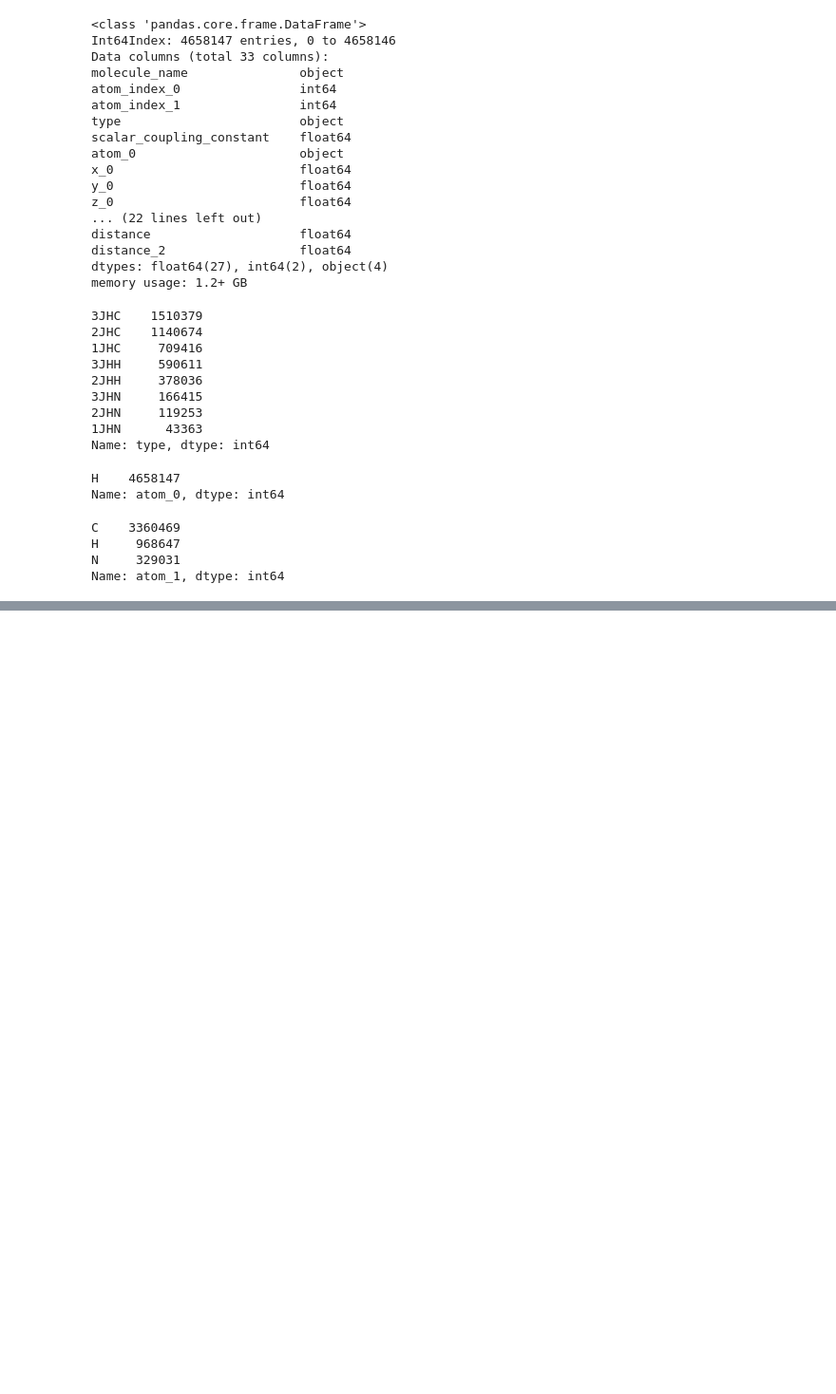
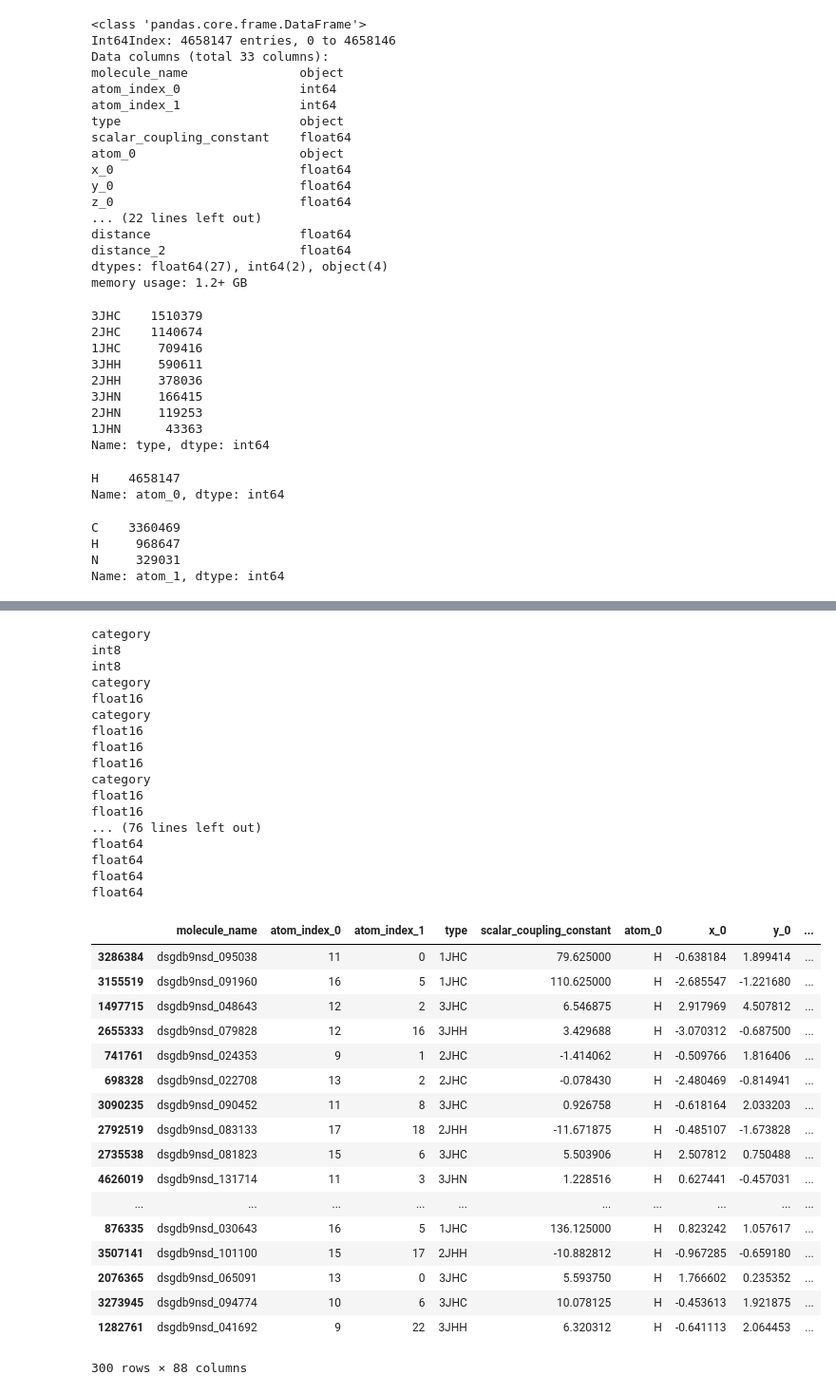
Before and after one commit to kailingding/data-science-competitions, a Jupyter notebook: CHAMPS_kaggle.ipynb, the cells around one changed output, grey strips where cells are left out. Shown at 95% size. Saved outputs shown, nothing was run; the diff lists cells and outputs as text; code cells hidden in the pictures; blank space fills up the shorter version.

Commit message:
reduce memory usage

```diff
--- a/CHAMPS_kaggle.ipynb
+++ b/CHAMPS_kaggle.ipynb
@@ -223,0 +289,3 @@ Name: atom_1, dtype: int64
+# %%
+train['type_0'] = train['type'].apply(lambda x: x[0])
+test['type_0'] = test['type'].apply(lambda x: x[0])
@@ -223,0 +349,3 @@ Name: atom_1, dtype: int64
+# %%
+train = create_features(train)
+test = create_features(test)
@@ -223,0 +357,73 @@ Name: atom_1, dtype: int64
+# %%
+train_sample = train.sample(n=300, random_state=42).copy()
+# %%
+def reduce_mem_usage(df, verbose=True):
+    numerics = ['int16', 'int32', 'int64', 'float16', 'float32', 'float64']
+    start_mem = df.memory_usage().sum() / 1024**2
+    for col in df.columns:
+        col_type = df[col].dtypes
+        print(col_type)
+        '''
+        if col_type in numerics:
+            c_min = df[col].min()
+            c_max = df[col].max()
+            if str(col_type)[:3] == 'int':
+                if c_min > np.iinfo(np.int8).min and c_max < np.iinfo(np.int8).max:
+                    df[col] = df[col].astype(np.int8)
+                elif c_min > np.iinfo(np.int16).min and c_max < np.iinfo(np.int16).max:
+                    df[col] = df[col].astype(np.int16)
+                elif c_min > np.iinfo(np.int32).min and c_max < np.iinfo(np.int32).max:
+                    df[col] = df[col].astype(np.int32)
+                elif c_min > np.iinfo(np.int64).min and c_max < np.iinfo(np.int64).max:
+                    df[col] = df[col].astype(np.int64)
+            else:
+                if c_min > np.finfo(np.float16).min and c_max < np.finfo(np.float16).max:
+                    df[col] = df[col].astype(np.float16)
+                elif c_min > np.finfo(np.float32).min and c_max < np.finfo(np.float32).max:
+                    df[col] = df[col].astype(np.float32)
+                else:
+                    df[col] = df[col].astype(np.float64)
+
+    end_mem = df.memory_usage().sum() / 1024**2
+    print('Memory usage after optimization is: {:.2f} MB'.format(end_mem))
+    print('Decreased by {:.1f}%'.format(100 * (start_mem - end_mem) / start_mem))
+    '''
+    return df
+# %%
+reduce_mem_usage(train_sample)
+# %% [output]
+category
+int8
+int8
+category
+float16
+category
+float16
+float16
+float16
+category
+float16
+float16
+... (76 lines left out)
+float64
+float64
+float64
+float64
+|  | molecule_name | atom_index_0 | atom_index_1 | type | scalar_coupling_constant | atom_0 | x_0 | y_0 | ... |
+| 3286384 | dsgdb9nsd_095038 | 11 | 0 | 1JHC | 79.625000 | H | -0.638184 | 1.899414 | ... |
+| 3155519 | dsgdb9nsd_091960 | 16 | 5 | 1JHC | 110.625000 | H | -2.685547 | -1.221680 | ... |
+| 1497715 | dsgdb9nsd_048643 | 12 | 2 | 3JHC | 6.546875 | H | 2.917969 | 4.507812 | ... |
+| 2655333 | dsgdb9nsd_079828 | 12 | 16 | 3JHH | 3.429688 | H | -3.070312 | -0.687500 | ... |
+| 741761 | dsgdb9nsd_024353 | 9 | 1 | 2JHC | -1.414062 | H | -0.509766 | 1.816406 | ... |
+| 698328 | dsgdb9nsd_022708 | 13 | 2 | 2JHC | -0.078430 | H | -2.480469 | -0.814941 | ... |
+| 3090235 | dsgdb9nsd_090452 | 11 | 8 | 3JHC | 0.926758 | H | -0.618164 | 2.033203 | ... |
+| 2792519 | dsgdb9nsd_083133 | 17 | 18 | 2JHH | -11.671875 | H | -0.485107 | -1.673828 | ... |
+| 2735538 | dsgdb9nsd_081823 | 15 | 6 | 3JHC | 5.503906 | H | 2.507812 | 0.750488 | ... |
+| 4626019 | dsgdb9nsd_131714 | 11 | 3 | 3JHN | 1.228516 | H | 0.627441 | -0.457031 | ... |
+| ... | ... | ... | ... | ... | ... | ... | ... | ... | ... |
+| 876335 | dsgdb9nsd_030643 | 16 | 5 | 1JHC | 136.125000 | H | 0.823242 | 1.057617 | ... |
+| 3507141 | dsgdb9nsd_101100 | 15 | 17 | 2JHH | -10.882812 | H | -0.967285 | -0.659180 | ... |
+| 2076365 | dsgdb9nsd_065091 | 13 | 0 | 3JHC | 5.593750 | H | 1.766602 | 0.235352 | ... |
+| 3273945 | dsgdb9nsd_094774 | 10 | 6 | 3JHC | 10.078125 | H | -0.453613 | 1.921875 | ... |
+| 1282761 | dsgdb9nsd_041692 | 9 | 22 | 3JHH | 6.320312 | H | -0.641113 | 2.064453 | ... |
+300 rows × 88 columns
```
Also changed, not shown: parts of 7 cells of this notebook.
